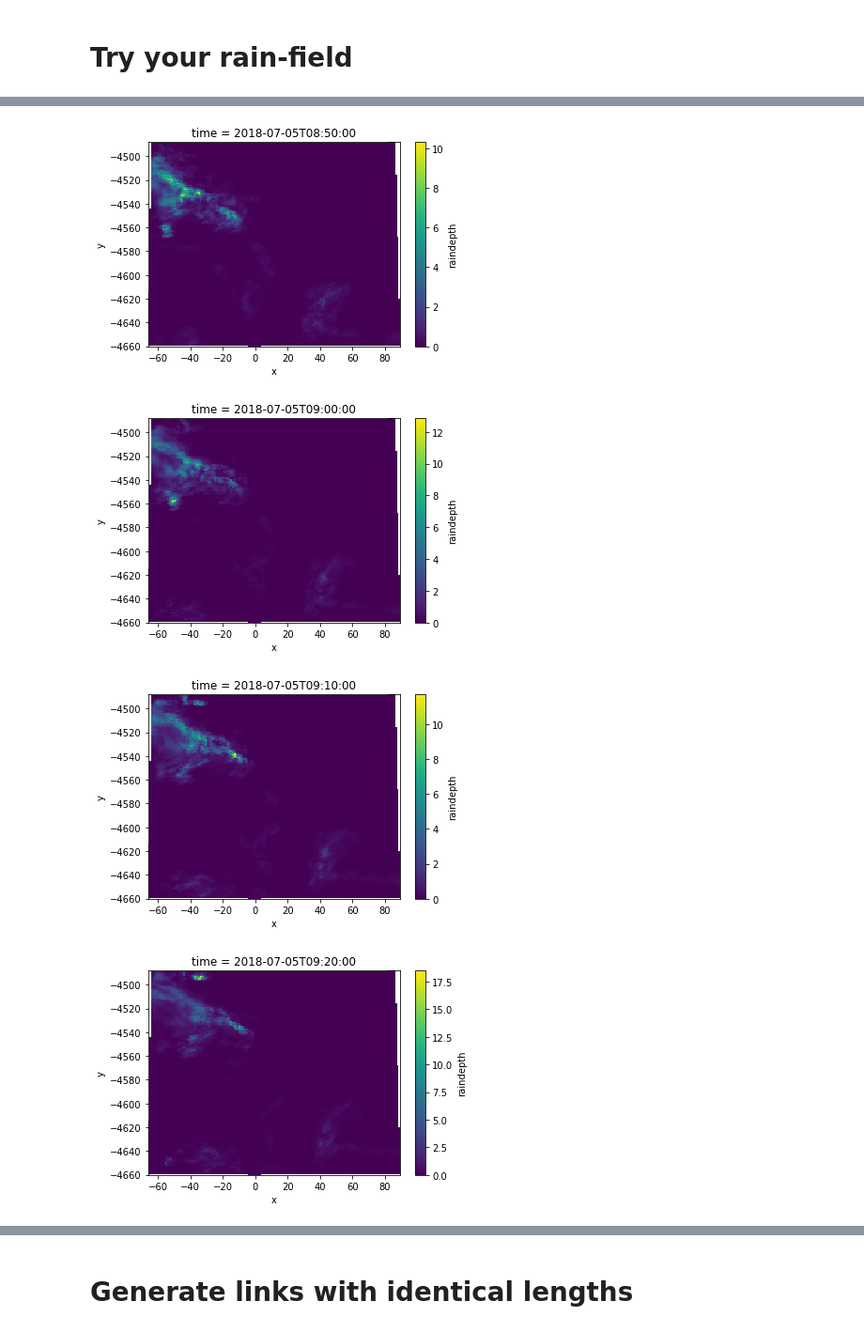
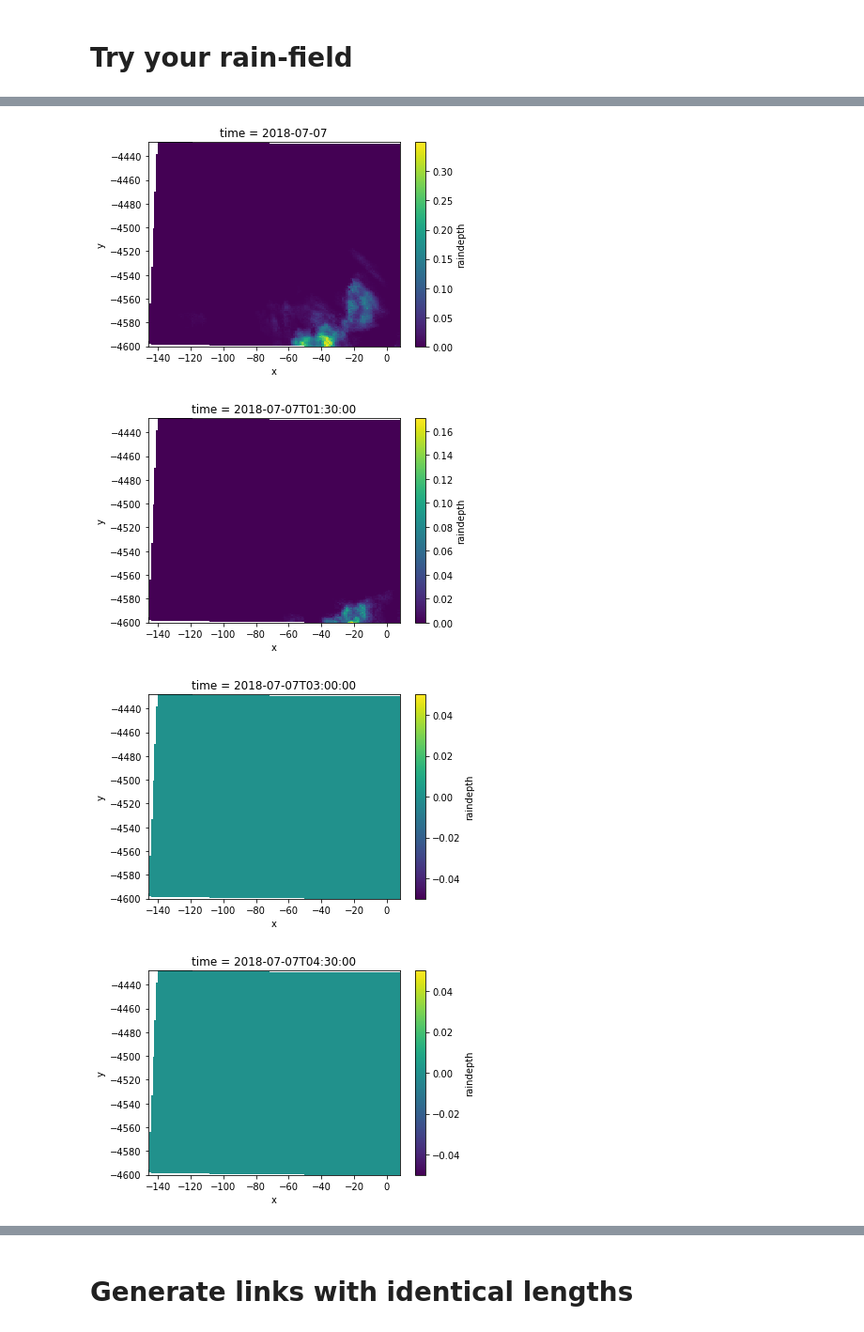
Before and after one commit to adameshel/spatial_autocorrelation, a Jupyter notebook: Autocorr/autocorr_empirical.ipynb, the cells around one changed output, grey strips where cells are left out. Shown: that part at 94% size. Drawn from its saved outputs; the diff is of its cells as text; code cells hidden in the pictures.

Commit message:
plotting of semi real data

```diff
--- a/Autocorr/autocorr_empirical.ipynb
+++ b/Autocorr/autocorr_empirical.ipynb
@@ -40,17 +40,17 @@ import kriging as krg
 sys.path.append("/home/adameshel/Documents/code/")
 from helper_functions import split_at
 # %%
-agg_times = ['10T']
+agg_times = ['90T']
 start_time_idx = 0#15
 end_time_idx = -1#70#340#len(ds_radolan_cut.time)
-mult = 10 # simply for making the rain stronger
+mult = 1 # simply for making the rain stronger
 ############################
 ####### CHANGE DOMAIN ######
 ## Medium cut
-min_lat = 47.6890-0.5
-min_lon = 8.1873+1.0
-max_lat = 49.1185-0.5
-max_lon = 10.0978+1.0
+min_lat = 47.6890
+min_lon = 8.1873
+max_lat = 49.1185
+max_lon = 10.0978
 
 # min_lat = 47.8890
 # min_lon = 8.9873
@@ -131,8 +131,8 @@ def link_id_gen(num_of_ids=1, size=8, chars=string.ascii_uppercase + string.digi
 # %% [markdown]
 # Try your rain-field
 # %%
-ts=50#20#120#22#3*17 #timestamp
-cod = 40#60000 #cutoff distance (km)
+ts=29#20#120#22#3*17 #timestamp
+cod = 110#60000 #cutoff distance (km)
 
 for i in range(15):
     print(ts+i)
@@ -163,4 +156,4 @@ for i in range(15):
-[figure, old version]
+[figure, new version]
-[figure, old version]
+[figure, new version]
-[figure, old version]
+[figure, new version]
-[figure, old version]
+[figure, new version]
```
Also changed, not shown: parts of 4 cells of this notebook, 2 other files.
